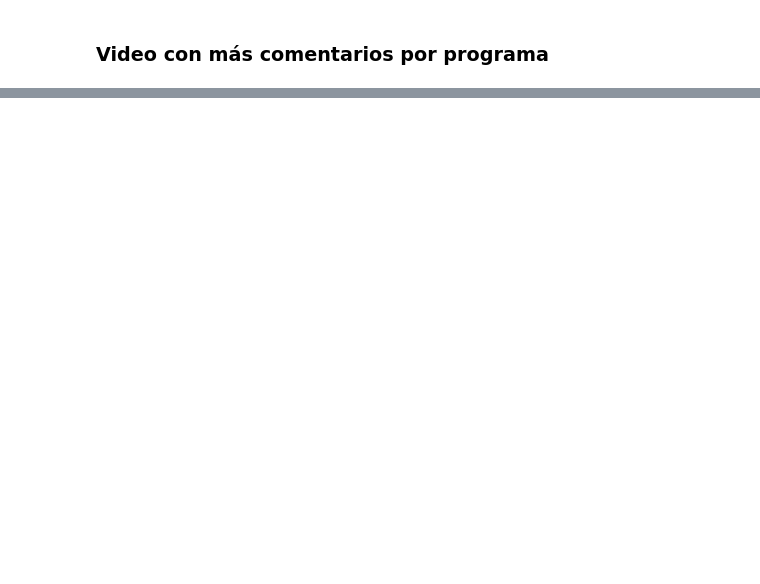
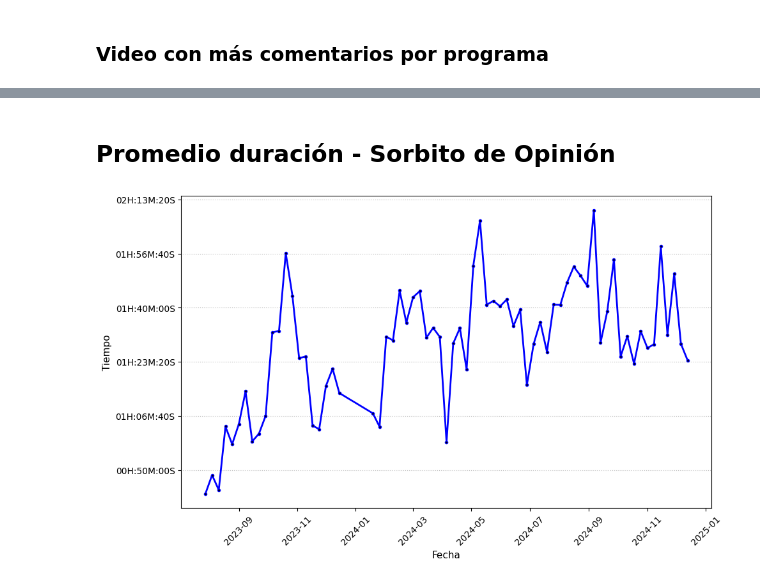
Before and after one commit to nx96/yt-data, a Jupyter notebook: GetDataFromYTChannel.ipynb, the cells around one changed output, grey strips where cells are left out. Saved outputs shown, nothing was run; the diff lists cells and outputs as text; code cells hidden in the pictures; blank space fills up the shorter version.

```diff
--- a/GetDataFromYTChannel.ipynb
+++ b/GetDataFromYTChannel.ipynb
@@ -65,0 +63,6 @@ plot_show_by_comment_count(df)
+# %% [markdown]
+## Promedio duración - Sorbito de Opinión
+# %%
+plot_evolution_by_duration(df=df, program='Sorbito de Opinión')
+# %% [output]
+[figure, added]
```
Also changed, not shown: parts of 13 cells of this notebook.
